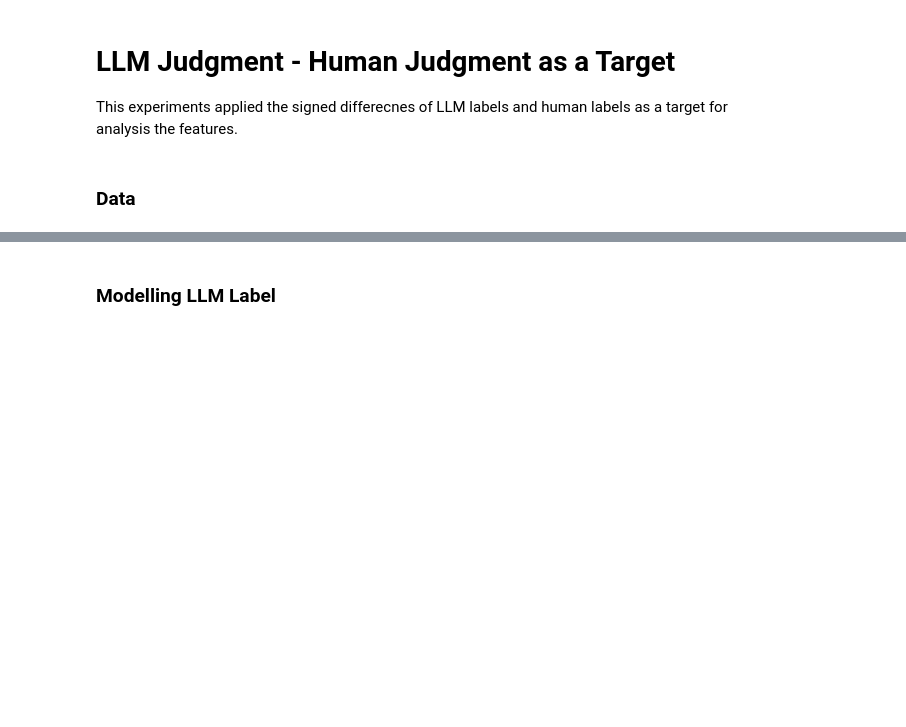
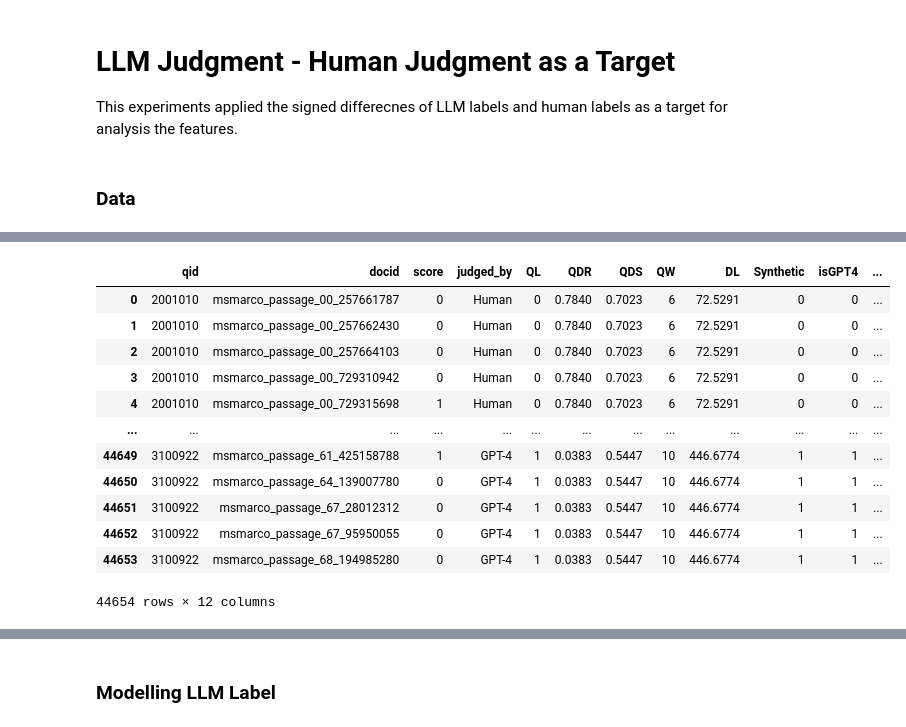
Before and after one commit to rahmanidashti/BiasSyntheticData, a Jupyter notebook: 4-labels-analysis.ipynb, the cells around one changed output, grey strips where cells are left out. Saved outputs shown, nothing was run; the diff lists cells and outputs as text; code cells hidden in the pictures; blank space fills up the shorter version.

```diff
--- a/4-labels-analysis.ipynb
+++ b/4-labels-analysis.ipynb
@@ -102 +76,17 @@ qrels_df
+# %%
+qrels_df
+# %% [output]
+|  | qid | docid | score | judged_by | QL | QDR | QDS | QW | DL | Synthetic | isGPT4 | ... |
+| 0 | 2001010 | msmarco_passage_00_257661787 | 0 | Human | 0 | 0.7840 | 0.7023 | 6 | 72.5291 | 0 | 0 | ... |
+| 1 | 2001010 | msmarco_passage_00_257662430 | 0 | Human | 0 | 0.7840 | 0.7023 | 6 | 72.5291 | 0 | 0 | ... |
+| 2 | 2001010 | msmarco_passage_00_257664103 | 0 | Human | 0 | 0.7840 | 0.7023 | 6 | 72.5291 | 0 | 0 | ... |
+| 3 | 2001010 | msmarco_passage_00_729310942 | 0 | Human | 0 | 0.7840 | 0.7023 | 6 | 72.5291 | 0 | 0 | ... |
+| 4 | 2001010 | msmarco_passage_00_729315698 | 1 | Human | 0 | 0.7840 | 0.7023 | 6 | 72.5291 | 0 | 0 | ... |
+| ... | ... | ... | ... | ... | ... | ... | ... | ... | ... | ... | ... | ... |
+| 44649 | 3100922 | msmarco_passage_61_425158788 | 1 | GPT-4 | 1 | 0.0383 | 0.5447 | 10 | 446.6774 | 1 | 1 | ... |
+| 44650 | 3100922 | msmarco_passage_64_139007780 | 0 | GPT-4 | 1 | 0.0383 | 0.5447 | 10 | 446.6774 | 1 | 1 | ... |
+| 44651 | 3100922 | msmarco_passage_67_28012312 | 0 | GPT-4 | 1 | 0.0383 | 0.5447 | 10 | 446.6774 | 1 | 1 | ... |
+| 44652 | 3100922 | msmarco_passage_67_95950055 | 0 | GPT-4 | 1 | 0.0383 | 0.5447 | 10 | 446.6774 | 1 | 1 | ... |
+| 44653 | 3100922 | msmarco_passage_68_194985280 | 0 | GPT-4 | 1 | 0.0383 | 0.5447 | 10 | 446.6774 | 1 | 1 | ... |
+44654 rows × 12 columns
 # %%
```
Also changed, not shown: parts of 16 cells of this notebook, 1 other file.
